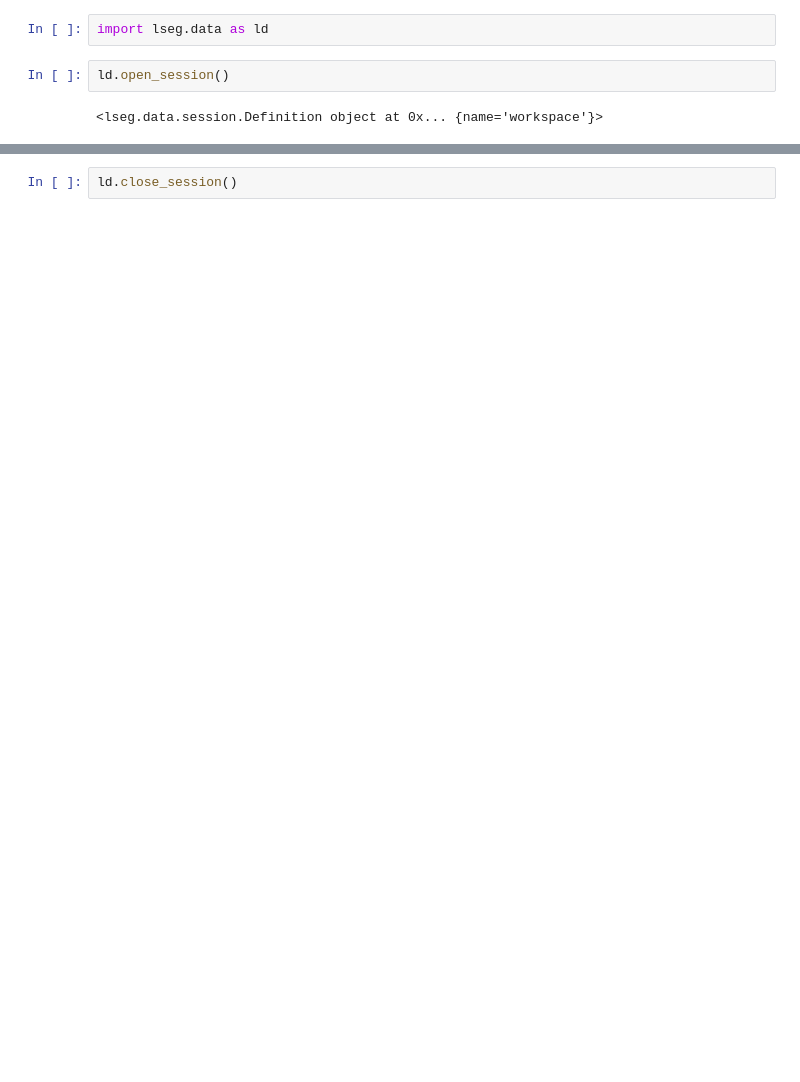
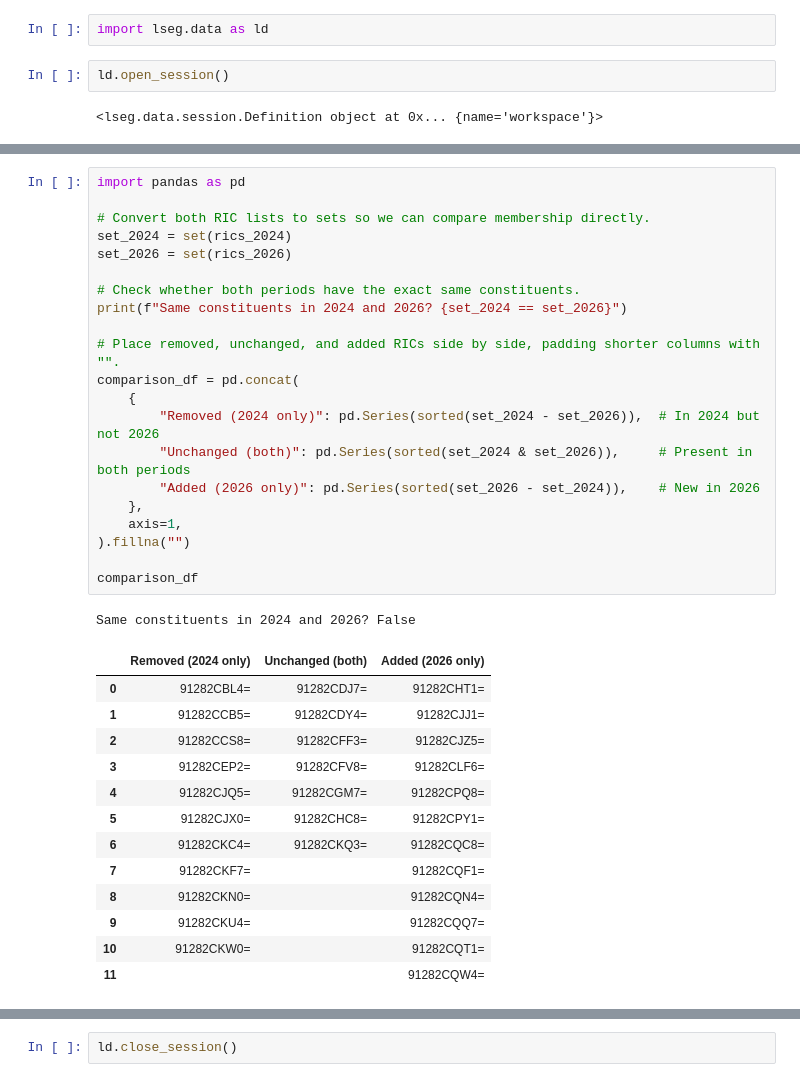
Before and after one commit to LSEG-API-Samples/Aticle.TickHistory.DataLibrary.ChainHistoryRetrieval, a Jupyter notebook: notebook/trth_chainhistory_session.ipynb, the cells around one changed output, grey strips where cells are left out. Saved outputs shown, nothing was run; the diff lists cells and outputs as text; blank space fills up the shorter version.

```diff
--- a/notebook/trth_chainhistory_session.ipynb
+++ b/notebook/trth_chainhistory_session.ipynb
@@ -230,0 +251,36 @@ rics[0:20]
+# %%
+import pandas as pd
+
+# Convert both RIC lists to sets so we can compare membership directly.
+set_2024 = set(rics_2024)
+set_2026 = set(rics_2026)
+
+# Check whether both periods have the exact same constituents.
+print(f"Same constituents in 2024 and 2026? {set_2024 == set_2026}")
+
+# Place removed, unchanged, and added RICs side by side, padding shorter columns with "".
+comparison_df = pd.concat(
+    {
+        "Removed (2024 only)": pd.Series(sorted(set_2024 - set_2026)),  # In 2024 but not 2026
+        "Unchanged (both)": pd.Series(sorted(set_2024 & set_2026)),     # Present in both periods
+        "Added (2026 only)": pd.Series(sorted(set_2026 - set_2024)),    # New in 2026
+    },
+    axis=1,
+).fillna("")
+
+comparison_df
+# %% [output]
+Same constituents in 2024 and 2026? False
+|  | Removed (2024 only) | Unchanged (both) | Added (2026 only) |
+| 0 | 91282CBL4= | 91282CDJ7= | 91282CHT1= |
+| 1 | 91282CCB5= | 91282CDY4= | 91282CJJ1= |
+| 2 | 91282CCS8= | 91282CFF3= | 91282CJZ5= |
+| 3 | 91282CEP2= | 91282CFV8= | 91282CLF6= |
+| 4 | 91282CJQ5= | 91282CGM7= | 91282CPQ8= |
+| 5 | 91282CJX0= | 91282CHC8= | 91282CPY1= |
+| 6 | 91282CKC4= | 91282CKQ3= | 91282CQC8= |
+| 7 | 91282CKF7= |  | 91282CQF1= |
+| 8 | 91282CKN0= |  | 91282CQN4= |
+| 9 | 91282CKU4= |  | 91282CQQ7= |
+| 10 | 91282CKW0= |  | 91282CQT1= |
+| 11 |  |  | 91282CQW4= |
```
Also changed, not shown: parts of 18 cells of this notebook, 2 other files.
